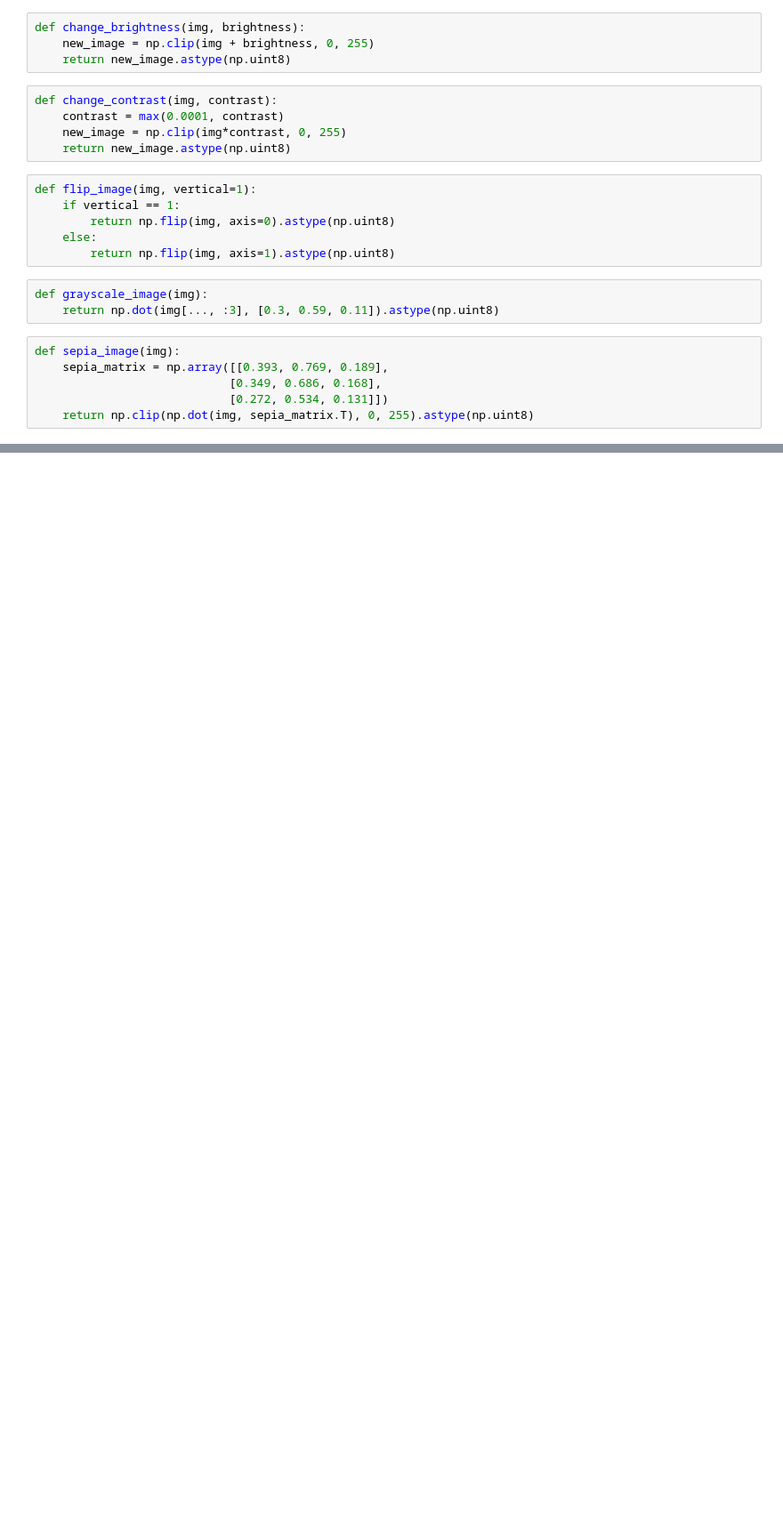
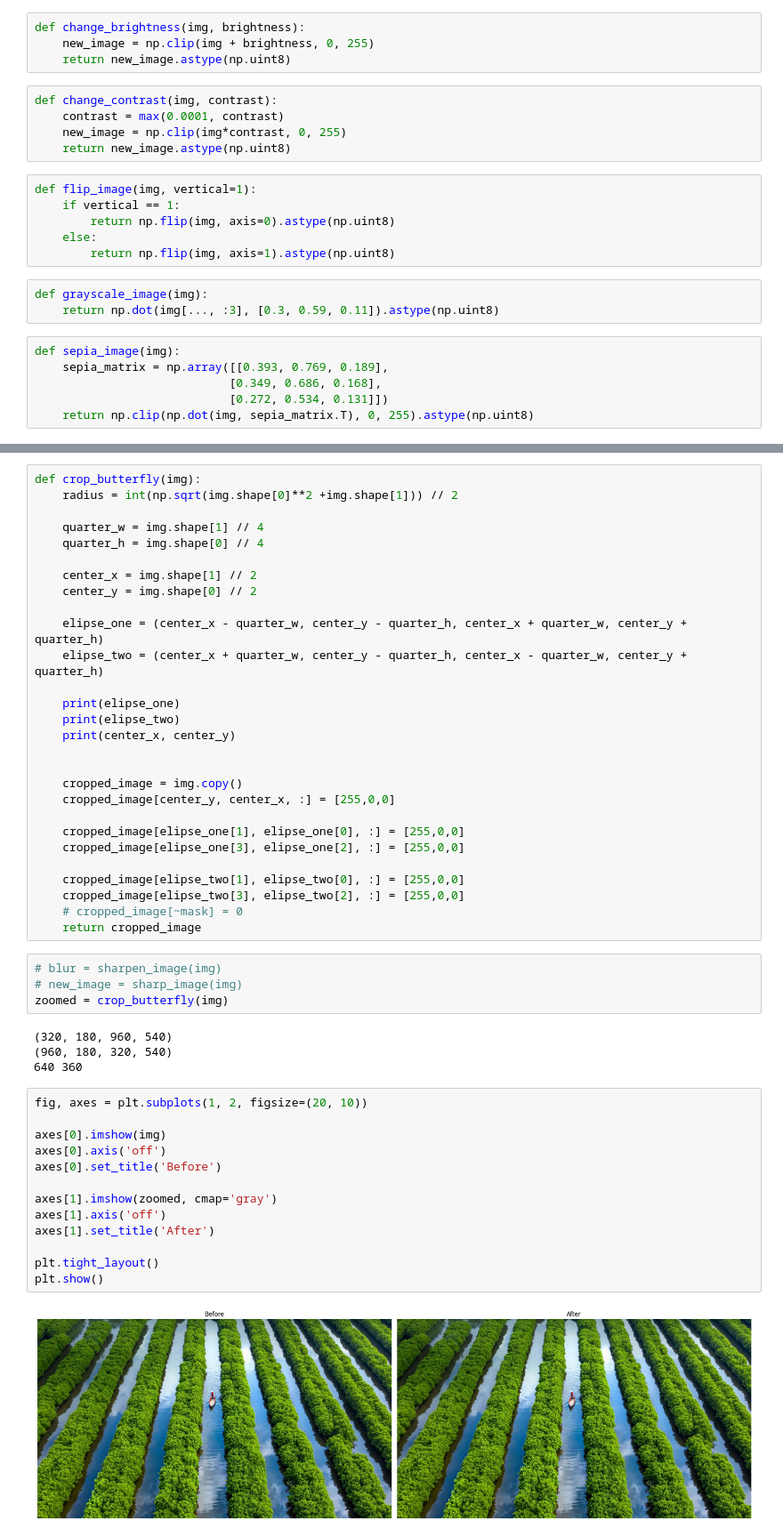
Before and after one commit to DuckDoesStuff/AppMath-image-processing, a Jupyter notebook: image_processing.ipynb, the cells around one changed output, grey strips where cells are left out. Shown at 89% size. Saved outputs shown, nothing was run; the diff lists cells and outputs as text; blank space fills up the shorter version.

Commit message:
Working on butterfly cropping

```diff
--- a/image_processing.ipynb
+++ b/image_processing.ipynb
@@ -35,0 +164,51 @@ new_image = sepia_image(img)
+# %%
+def crop_butterfly(img):
+    radius = int(np.sqrt(img.shape[0]**2 +img.shape[1])) // 2
+
+    quarter_w = img.shape[1] // 4
+    quarter_h = img.shape[0] // 4
+
+    center_x = img.shape[1] // 2
+    center_y = img.shape[0] // 2
+
+    elipse_one = (center_x - quarter_w, center_y - quarter_h, center_x + quarter_w, center_y + quarter_h)
+    elipse_two = (center_x + quarter_w, center_y - quarter_h, center_x - quarter_w, center_y + quarter_h)
+
+    print(elipse_one)
+    print(elipse_two)
+    print(center_x, center_y)
+
+
+    cropped_image = img.copy()
+    cropped_image[center_y, center_x, :] = [255,0,0]
+
+    cropped_image[elipse_one[1], elipse_one[0], :] = [255,0,0]
+    cropped_image[elipse_one[3], elipse_one[2], :] = [255,0,0]
+
+    cropped_image[elipse_two[1], elipse_two[0], :] = [255,0,0]
+    cropped_image[elipse_two[3], elipse_two[2], :] = [255,0,0]
+    # cropped_image[~mask] = 0
+    return cropped_image
+# %%
+# blur = sharpen_image(img)
+# new_image = sharp_image(img)
+zoomed = crop_butterfly(img)
+# %% [output]
+(320, 180, 960, 540)
+(960, 180, 320, 540)
+640 360
+# %%
+fig, axes = plt.subplots(1, 2, figsize=(20, 10))
+
+axes[0].imshow(img)
+axes[0].axis('off')
+axes[0].set_title('Before')
+
+axes[1].imshow(zoomed, cmap='gray')
+axes[1].axis('off')
+axes[1].set_title('After')
+
+plt.tight_layout()
+plt.show()
+# %% [output]
+[figure, added]
```
Also changed, not shown: parts of 14 cells of this notebook.
